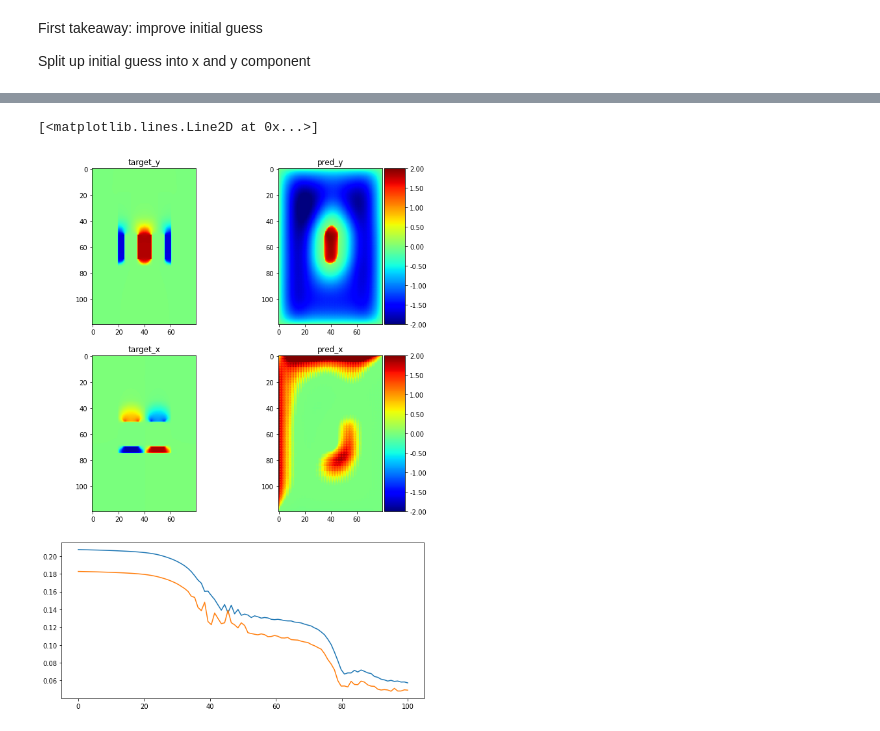
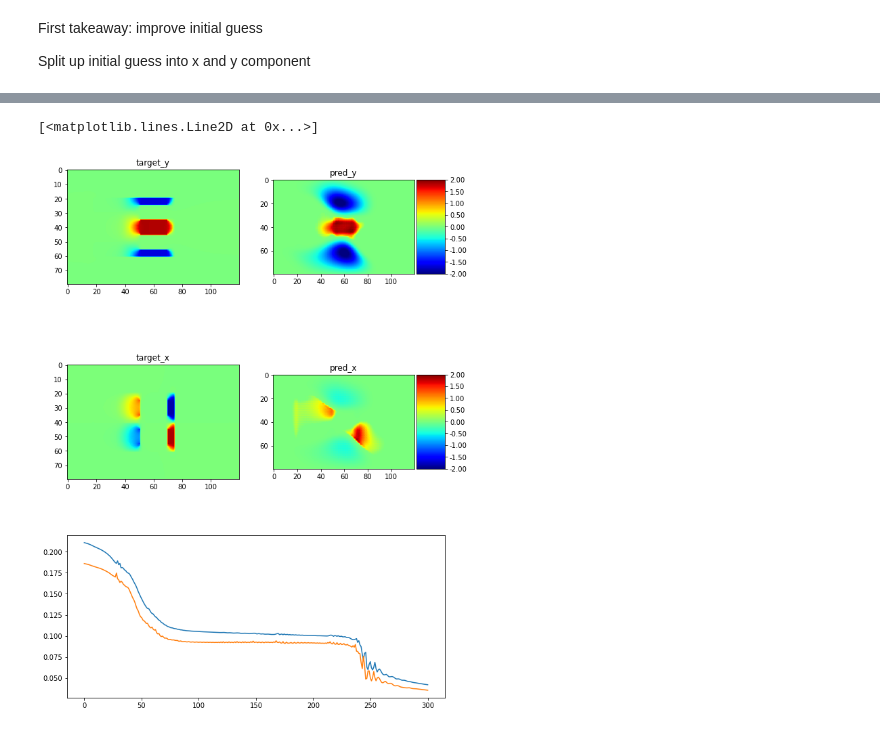
Before and after one commit to FlorianStummer/MaxAndFlorian, a Jupyter notebook: Unet/training_notebook.ipynb, the cells around one changed output, grey strips where cells are left out. Cells and saved outputs as stored; diff of their text form; code cells hidden in the pictures.

```diff
--- a/Unet/training_notebook.ipynb
+++ b/Unet/training_notebook.ipynb
@@ -24,8 +24,9 @@ from Unet_MaxProkop import UNet
 from Trainer import Trainer
 # %%
 
-train_set = MagnetDataset("../Stage_magnet", (0,0.60),maximum_elements=8)
-val_set = MagnetDataset("../Stage_magnet", (0.60,0.80),maximum_elements=8)
+magnetfolder = "../../Stage_magnet"
+train_set = MagnetDataset(magnetfolder, (0,0.60),maximum_elements=8)
+val_set = MagnetDataset(magnetfolder, (0.60,0.80),maximum_elements=8)
 
 train_loader = DataLoader(train_set,batch_size=8)
 val_loader = DataLoader(val_set,batch_size=8)
@@ -78,7 +79,7 @@ trainer_parameters = {
     "model":model,
     "train_dataloader":train_loader,
     "val_dataloader":val_loader,
-    "num_epochs": 100
+    "num_epochs": 300
 }
 
 trainer = Trainer(**trainer_parameters)
@@ -107,36 +108,36 @@ idx = 0
 sample=train_set[idx]
 
 fig, axes = plt.subplots(3,2,figsize=(10,15))
 
 gs = axes[2, 0].get_gridspec()
 axes[2,0].remove()
 axes[2,1].remove()
 axbig = fig.add_subplot(gs[2, 0:])
 
-im0 = axes[0][0].imshow(sample[1][0,:,:],vmin=-2, vmax=2, cmap='jet')
+im0 = axes[0][0].imshow(sample[1][0,:,:].T,vmin=-2, vmax=2, cmap='jet')
 axes[0][0].set_title("target_y")
-im1 = axes[1][0].imshow(sample[1][1,:,:],vmin=-2, vmax=2, cmap='jet')
+im1 = axes[1][0].imshow(sample[1][1,:,:].T,vmin=-2, vmax=2, cmap='jet')
 axes[1][0].set_title("target_x")
 
 prediction = model(torch.tensor(sample[0]).unsqueeze(0).float()).squeeze().detach().numpy()
 
-im2 = axes[0][1].imshow(prediction[0,:,:],vmin=-2, vmax=2, cmap='jet')
+im2 = axes[0][1].imshow(prediction[0,:,:].T,vmin=-2, vmax=2, cmap='jet')
 axes[0][1].set_title("pred_y")
-im3 = axes[1][1].imshow(prediction[1,:,:],vmin=-2, vmax=2, cmap='jet')
+im3 = axes[1][1].imshow(prediction[1,:,:].T,vmin=-2, vmax=2, cmap='jet')
 axes[1][1].set_title("pred_x")
 
 divider = make_axes_locatable(axes[0][1])
 cax = divider.append_axes("right", size="20%", pad=0.05)
 cbar = plt.colorbar(im1, cax=cax, ticks=MultipleLocator(0.5), format="%.2f")
 
 divider = make_axes_locatable(axes[1][1])
 cax = divider.append_axes("right", size="20%", pad=0.05)
 cbar = plt.colorbar(im3, cax=cax, ticks=MultipleLocator(0.5), format="%.2f")
 
 
-x = np.linspace(0, 100, 100)
+x = np.linspace(0, 300, 300)
 axbig.plot(x, train_hist)
 axbig.plot(x, val_hist)
 # %% [output]
 [<matplotlib.lines.Line2D at 0x...>]
-[figure, old version]
+[figure, new version]
```
Also changed, not shown: parts of 3 cells of this notebook, 1 other file.
